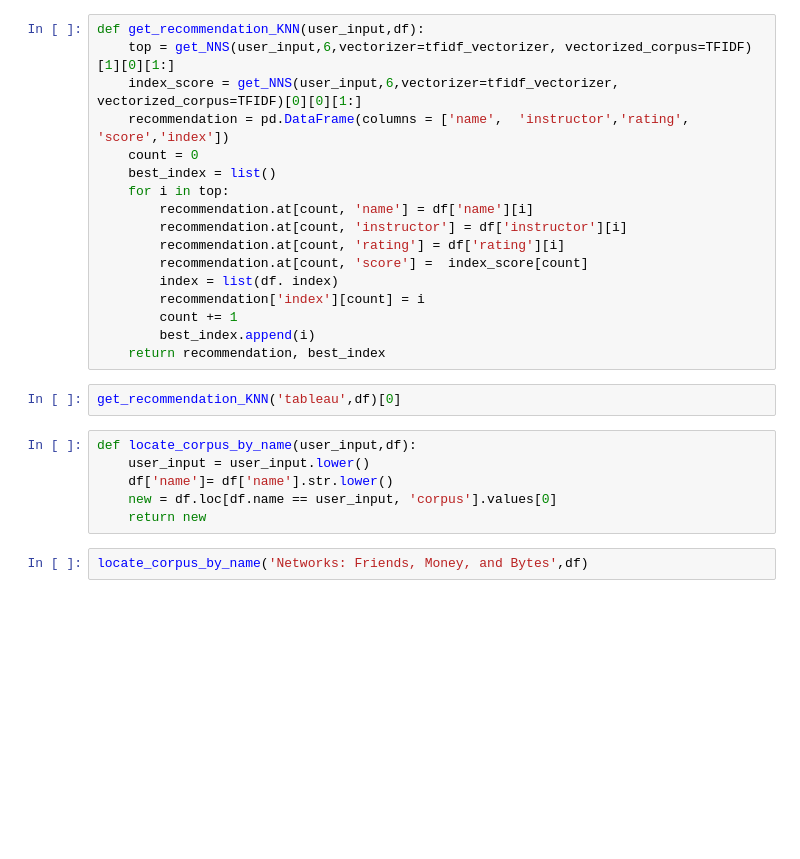
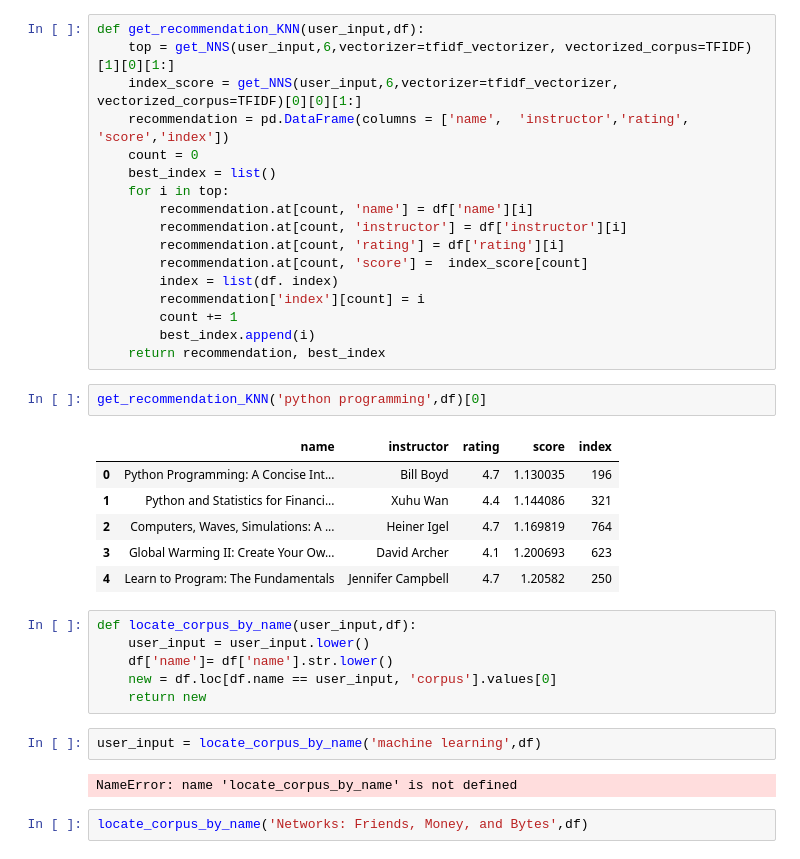
Before and after one commit to UmmuDem/DataAnalyticsBootcamp, a Jupyter notebook: Final-Project/Experimentation with Different Models.ipynb, the cells around one changed output. Drawn from its saved outputs; the diff is of its cells as text; blank space fills up the shorter version.

```diff
--- a/Final-Project/Experimentation with Different Models.ipynb
+++ b/Final-Project/Experimentation with Different Models.ipynb
@@ -177,13 +199,24 @@ def get_recommendation_KNN(user_input,df):
         best_index.append(i)
     return recommendation, best_index
 # %%
-get_recommendation_KNN('tableau',df)[0]
+get_recommendation_KNN('python programming',df)[0]
+# %% [output]
+|  | name | instructor | rating | score | index |
+| 0 | Python Programming: A Concise Int... | Bill Boyd | 4.7 | 1.130035 | 196 |
+| 1 | Python and Statistics for Financi... | Xuhu Wan | 4.4 | 1.144086 | 321 |
+| 2 | Computers, Waves, Simulations: A ... | Heiner Igel | 4.7 | 1.169819 | 764 |
+| 3 | Global Warming II: Create Your Ow... | David Archer | 4.1 | 1.200693 | 623 |
+| 4 | Learn to Program: The Fundamentals | Jennifer Campbell | 4.7 | 1.20582 | 250 |
 # %%
 def locate_corpus_by_name(user_input,df):
     user_input = user_input.lower()
     df['name']= df['name'].str.lower()
     new = df.loc[df.name == user_input, 'corpus'].values[0]
     return new
+# %%
+user_input = locate_corpus_by_name('machine learning',df)
+# %% [output]
+NameError: name 'locate_corpus_by_name' is not defined
 # %%
 locate_corpus_by_name('Networks: Friends, Money, and Bytes',df)
 # %%
```
Also changed, not shown: parts of 5 cells of this notebook, 1 other file.
